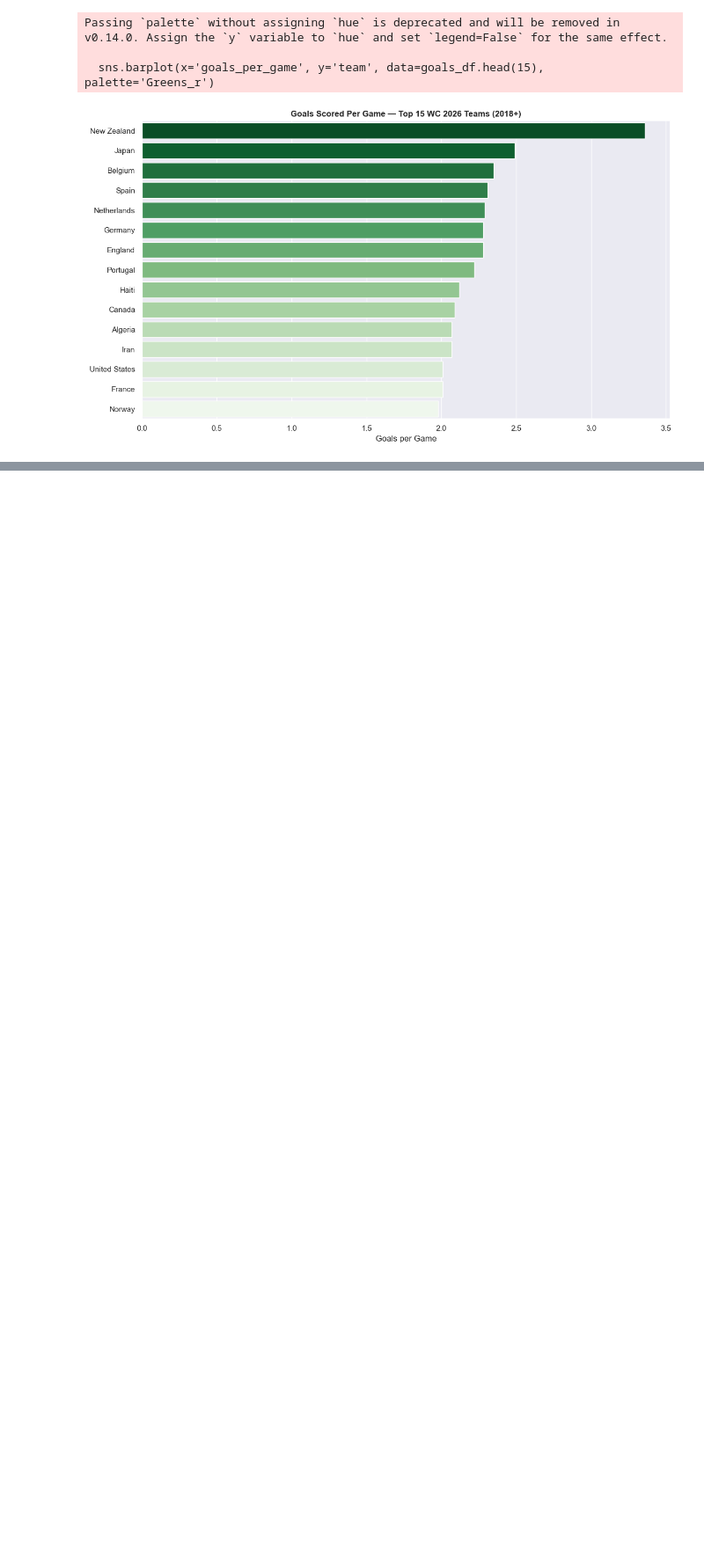
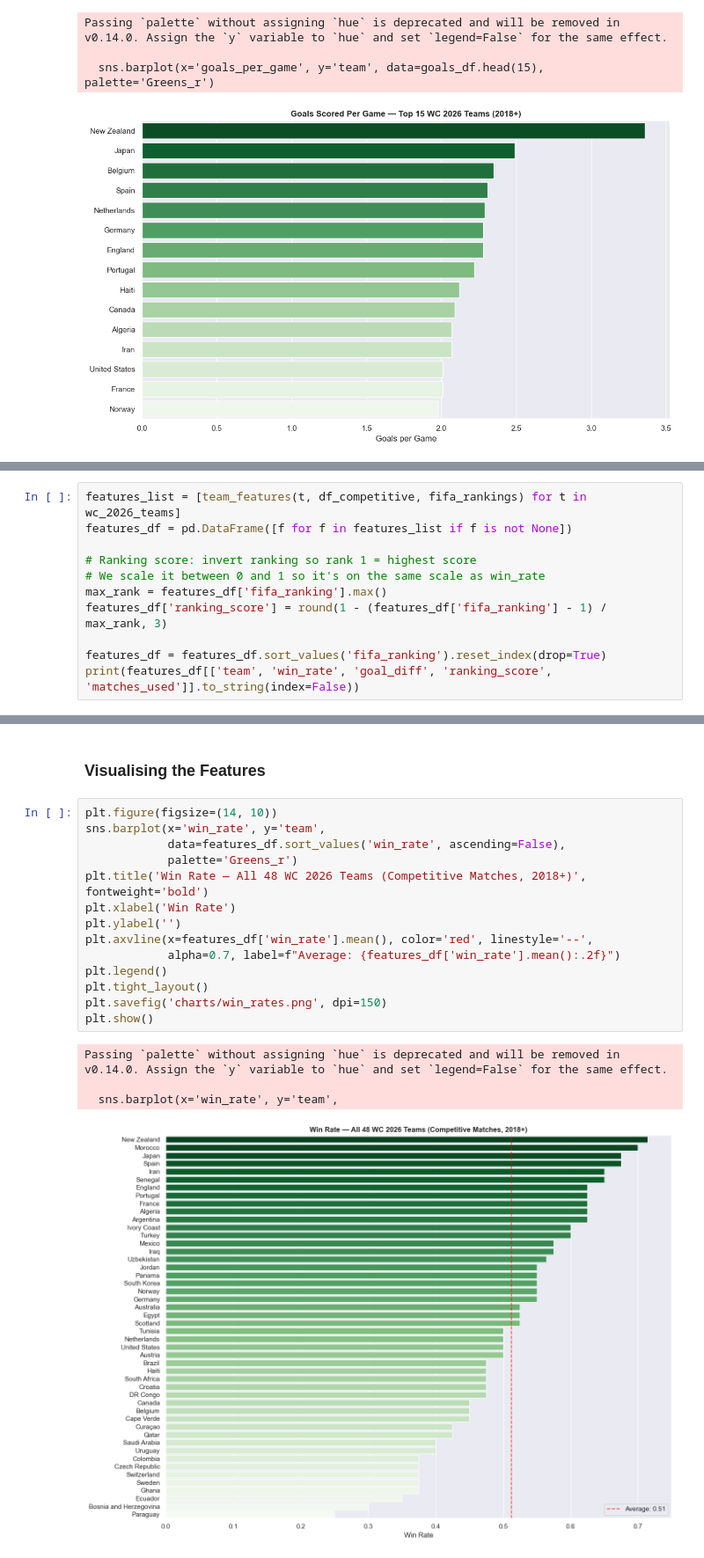
Before and after one commit to ojas996/fifa-world-cup-2026-analysis, a Jupyter notebook: analysis.ipynb, the cells around one changed output, grey strips where cells are left out. Shown at 88% size. Saved outputs shown, nothing was run; the diff lists cells and outputs as text; blank space fills up the shorter version.

Commit message:
added FIFA rankings, ranking_score feature, updated charts

```diff
--- a/analysis.ipynb
+++ b/analysis.ipynb
@@ -406,0 +496,11 @@ Passing `palette` without assigning `hue` is deprecated and will be removed in v
+# %%
+features_list = [team_features(t, df_competitive, fifa_rankings) for t in wc_2026_teams]
+features_df = pd.DataFrame([f for f in features_list if f is not None])
+
+# Ranking score: invert ranking so rank 1 = highest score
+# We scale it between 0 and 1 so it's on the same scale as win_rate
+max_rank = features_df['fifa_ranking'].max()
+features_df['ranking_score'] = round(1 - (features_df['fifa_ranking'] - 1) / max_rank, 3)
+
+features_df = features_df.sort_values('fifa_ranking').reset_index(drop=True)
+print(features_df[['team', 'win_rate', 'goal_diff', 'ranking_score', 'matches_used']].to_string(index=False))
@@ -406,0 +542,21 @@ Passing `palette` without assigning `hue` is deprecated and will be removed in v
+# %% [markdown]
+### Visualising the Features
+# %%
+plt.figure(figsize=(14, 10))
+sns.barplot(x='win_rate', y='team',
+            data=features_df.sort_values('win_rate', ascending=False),
+            palette='Greens_r')
+plt.title('Win Rate — All 48 WC 2026 Teams (Competitive Matches, 2018+)', fontweight='bold')
+plt.xlabel('Win Rate')
+plt.ylabel('')
+plt.axvline(x=features_df['win_rate'].mean(), color='red', linestyle='--',
+            alpha=0.7, label=f"Average: {features_df['win_rate'].mean():.2f}")
+plt.legend()
+plt.tight_layout()
+plt.savefig('charts/win_rates.png', dpi=150)
+plt.show()
+# %% [output]
+Passing `palette` without assigning `hue` is deprecated and will be removed in v0.14.0. Assign the `y` variable to `hue` and set `legend=False` for the same effect.
+
+  sns.barplot(x='win_rate', y='team',
+[figure, added]
```
Also changed, not shown: parts of 11 cells of this notebook, 4 other files.
